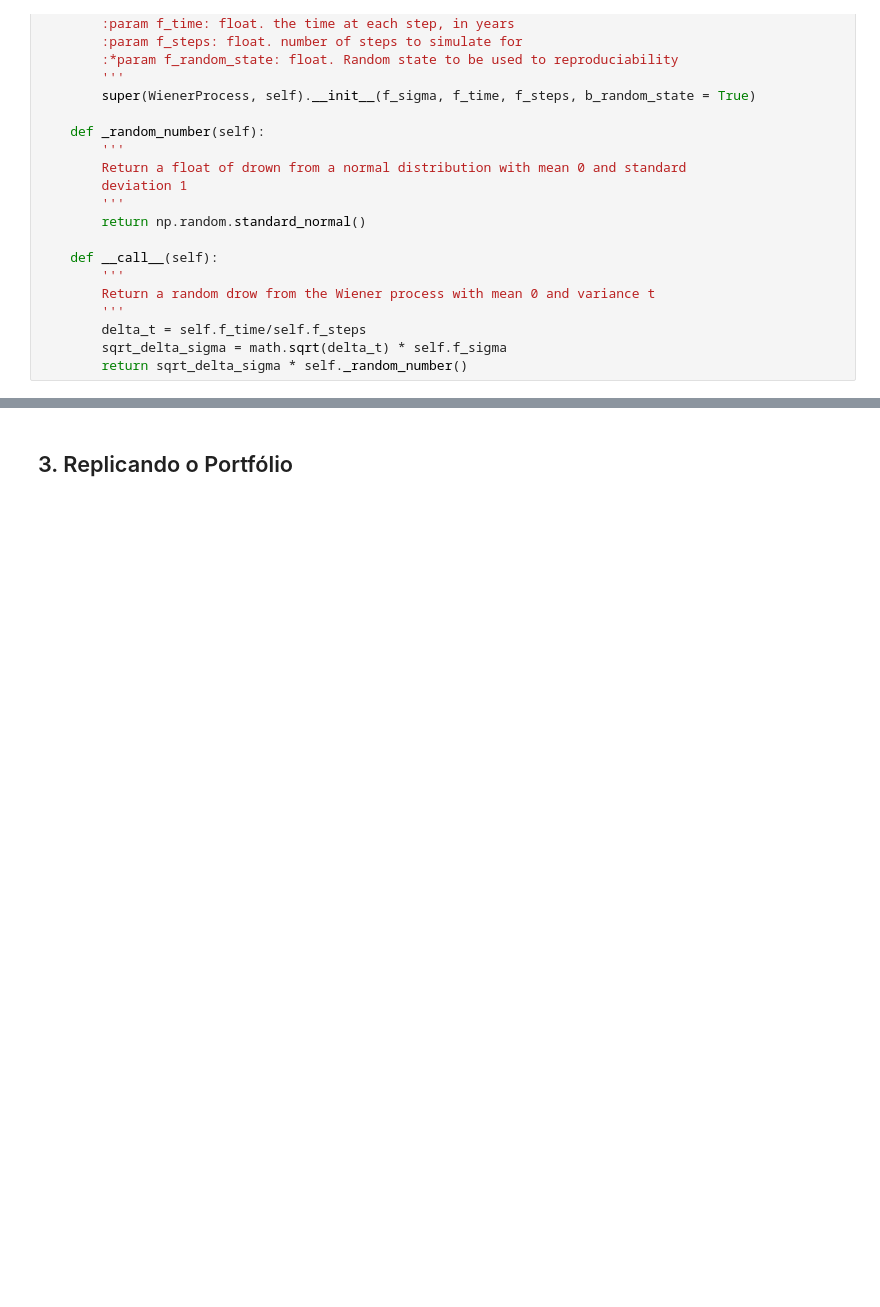
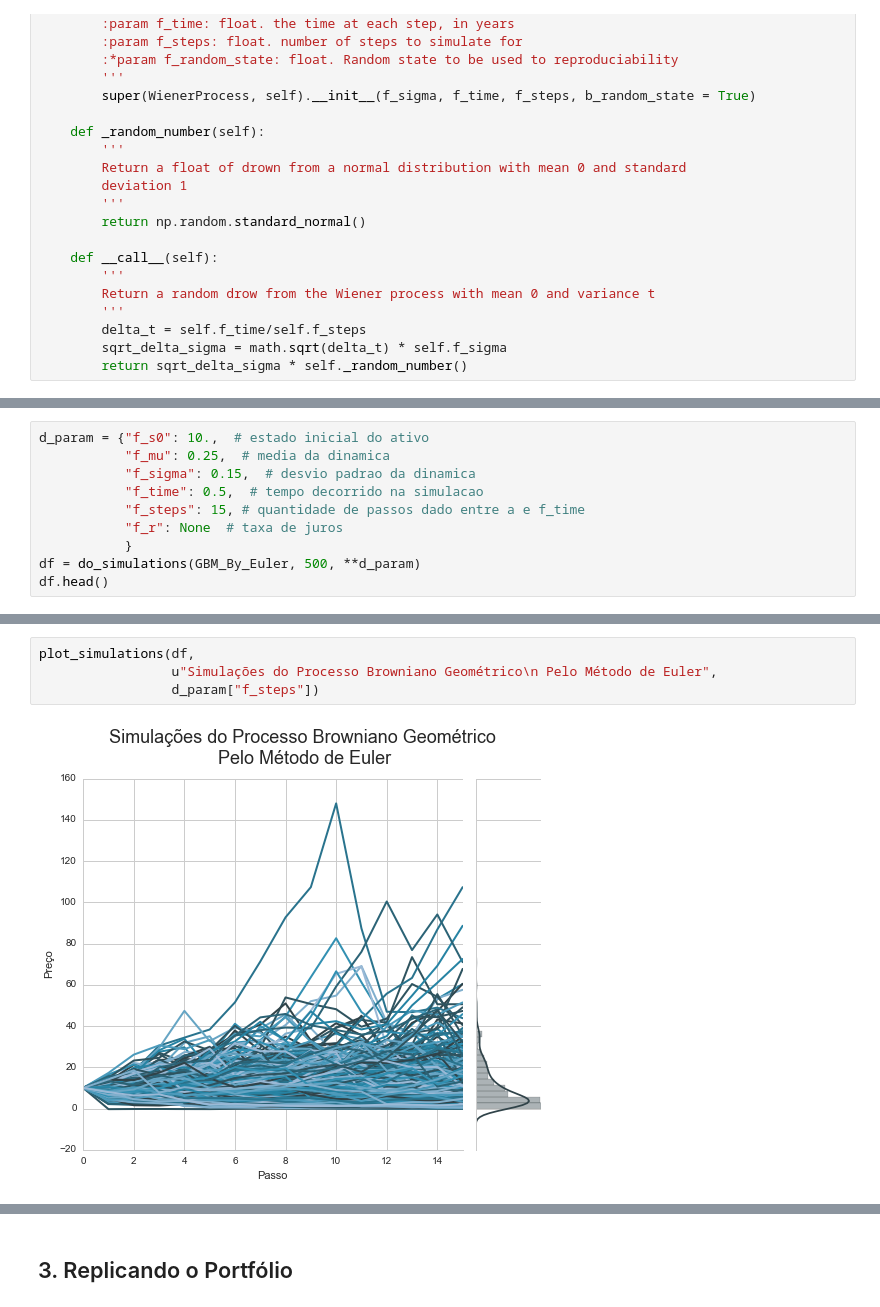
Before and after one commit to ucaiado/Replicating_Strategy, a Jupyter notebook: UiraCaiadoEx01.ipynb, the cells around one changed output, grey strips where cells are left out. Saved outputs shown, nothing was run; the diff lists cells and outputs as text; blank space fills up the shorter version.

```diff
--- a/UiraCaiadoEx01.ipynb
+++ b/UiraCaiadoEx01.ipynb
@@ -455,0 +468,10 @@ A distribuição final dos valores ficou bastante parecida e este método é mui
+# %%
+d_param = {"f_s0": 10.,  # estado inicial do ativo
+           "f_mu": 0.25,  # media da dinamica
+           "f_sigma": 0.15,  # desvio padrao da dinamica
+           "f_time": 0.5,  # tempo decorrido na simulacao
+           "f_steps": 15, # quantidade de passos dado entre a e f_time
+           "f_r": None  # taxa de juros
+           }
+df = do_simulations(GBM_By_Euler, 500, **d_param)
+df.head()
@@ -455,0 +488,6 @@ A distribuição final dos valores ficou bastante parecida e este método é mui
+# %%
+plot_simulations(df,
+                 u"Simulações do Processo Browniano Geométrico\n Pelo Método de Euler",
+                 d_param["f_steps"])
+# %% [output]
+[figure, added]
```
Also changed, not shown: parts of 44 cells of this notebook.
